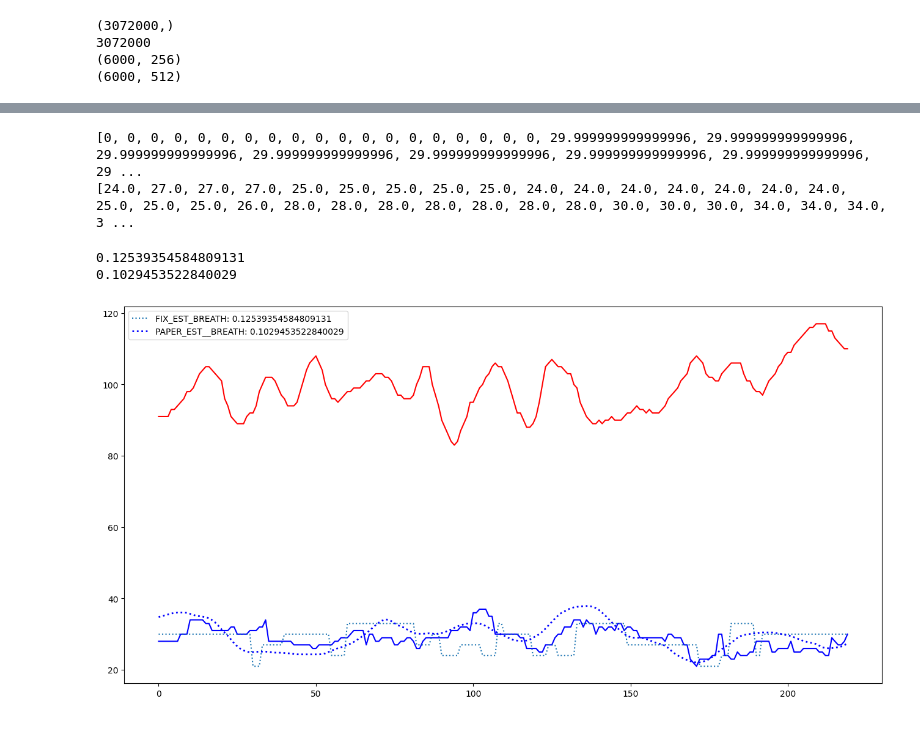
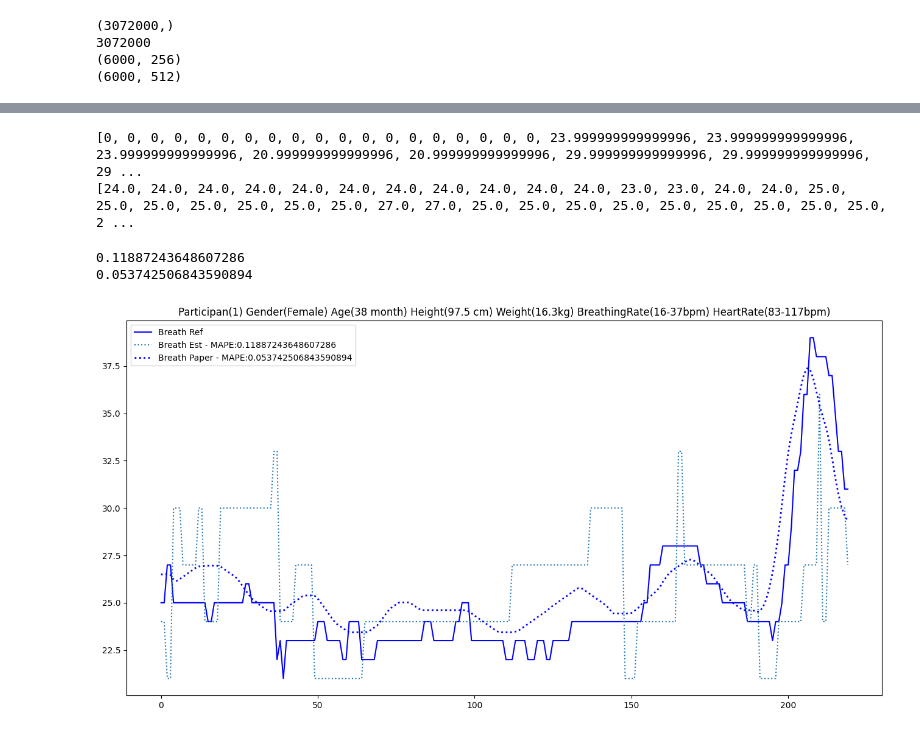
Before and after one commit to tqdinh/gensignal, a Jupyter notebook: VSProcessingFlow/VSProcessingV0.ipynb, the cells around one changed output, grey strips where cells are left out. Cells and saved outputs as stored; diff of their text form; code cells hidden in the pictures.

```diff
--- a/VSProcessingFlow/VSProcessingV0.ipynb
+++ b/VSProcessingFlow/VSProcessingV0.ipynb
@@ -80,7 +80,7 @@ def readRefFile(pathFile):
     beats = [float(br)for br in beat_file.read().split(",")]
     return beats
 # %%
-PERSON_NUMBER=1
+PERSON_NUMBER=7
 #read data
 file_path = '../FMCW Radar/Rawdata/Rawdata_{0}.csv'.format(PERSON_NUMBER)
 raw_data = readCsv(file_path)
@@ -318,22 +380,22 @@ fixed_bin_freq_breath=estFreq(signal_est_with_wavelet_transform)
 
 print(breaths)
 # %% [output]
-[0, 0, 0, 0, 0, 0, 0, 0, 0, 0, 0, 0, 0, 0, 0, 0, 0, 0, 0, 29.999999999999996, 29.999999999999996, 29.999999999999996, 29.999999999999996, 29.999999999999996, 29.999999999999996, 29.999999999999996, 29 ...
-[24.0, 27.0, 27.0, 27.0, 25.0, 25.0, 25.0, 25.0, 25.0, 24.0, 24.0, 24.0, 24.0, 24.0, 24.0, 24.0, 25.0, 25.0, 25.0, 26.0, 28.0, 28.0, 28.0, 28.0, 28.0, 28.0, 28.0, 30.0, 30.0, 30.0, 34.0, 34.0, 34.0, 3 ...
+[0, 0, 0, 0, 0, 0, 0, 0, 0, 0, 0, 0, 0, 0, 0, 0, 0, 0, 0, 23.999999999999996, 23.999999999999996, 23.999999999999996, 20.999999999999996, 20.999999999999996, 29.999999999999996, 29.999999999999996, 29 ...
+[24.0, 24.0, 24.0, 24.0, 24.0, 24.0, 24.0, 24.0, 24.0, 24.0, 24.0, 23.0, 23.0, 24.0, 24.0, 25.0, 25.0, 25.0, 25.0, 25.0, 25.0, 25.0, 27.0, 27.0, 25.0, 25.0, 25.0, 25.0, 25.0, 25.0, 25.0, 25.0, 25.0, 2 ...
 # %%
 START_SIGNAL=20
 END_SIGNAL=240
 mape_br=MAPE(breaths[START_SIGNAL:END_SIGNAL],fixed_bin_freq_breath[START_SIGNAL:END_SIGNAL])
 mape_br_paper=MAPE(breaths[START_SIGNAL:END_SIGNAL],breath_est_paper[START_SIGNAL:END_SIGNAL])
 plt.figure(figsize=(16,8))
-plt.plot(breaths[START_SIGNAL:END_SIGNAL],color="blue",linestyle='solid')
-plt.plot(heart[START_SIGNAL:END_SIGNAL],color="red",linestyle='solid')
+plt.plot(breaths[START_SIGNAL:END_SIGNAL],color="blue",linestyle='solid',label="Breath Ref")
+plt.plot(fixed_bin_freq_breath[START_SIGNAL:END_SIGNAL],label="Breath Est - MAPE:{0}".format(mape_br),linestyle='dotted')
+plt.plot(breath_est_paper[START_SIGNAL:END_SIGNAL],label="Breath Paper - MAPE:{0}".format(mape_br_paper),color="blue",linestyle='dotted',linewidth=2)
+plt.title("Participan(1) Gender(Female) Age(38 month) Height(97.5 cm) Weight(16.3kg) BreathingRate(16-37bpm) HeartRate(83-117bpm)")
 
-plt.plot(fixed_bin_freq_breath[START_SIGNAL:END_SIGNAL],label="FIX_EST_BREATH: {0}".format(mape_br),linestyle='dotted')
-plt.plot(breath_est_paper[START_SIGNAL:END_SIGNAL],label="PAPER_EST__BREATH: {0}".format(mape_br_paper),color="blue",linestyle='dotted',linewidth=2)
 plt.legend()
 plt.show()
 # %% [output]
-0.12539354584809131
-0.1029453522840029
+0.11887243648607286
+0.053742506843590894
-[figure, old version]
+[figure, new version]
```
Also changed, not shown: parts of 15 cells of this notebook.
